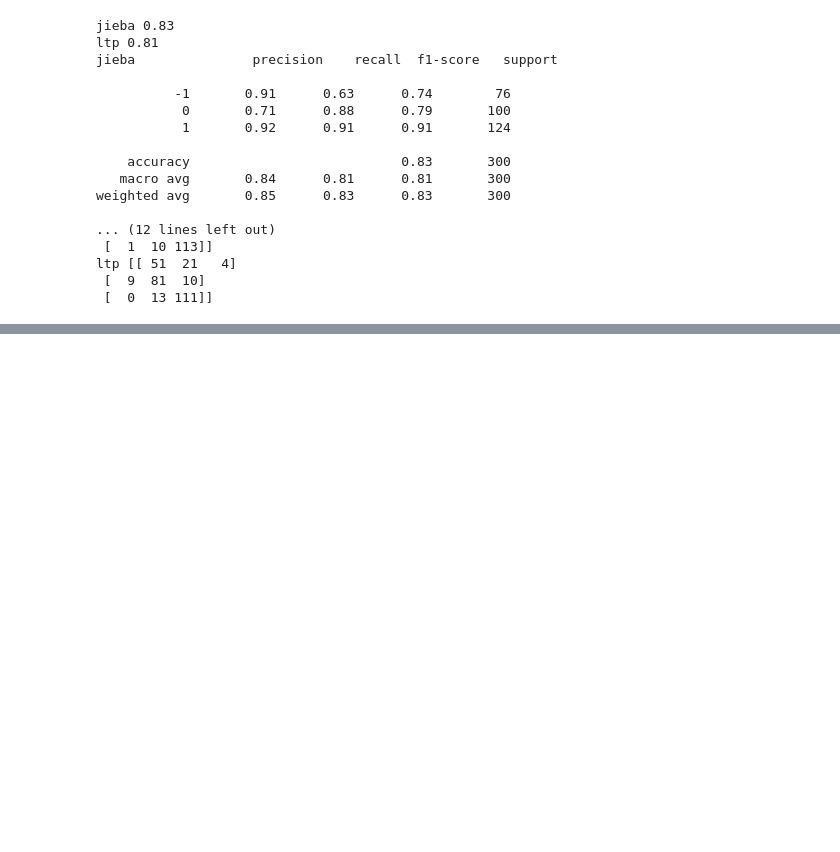
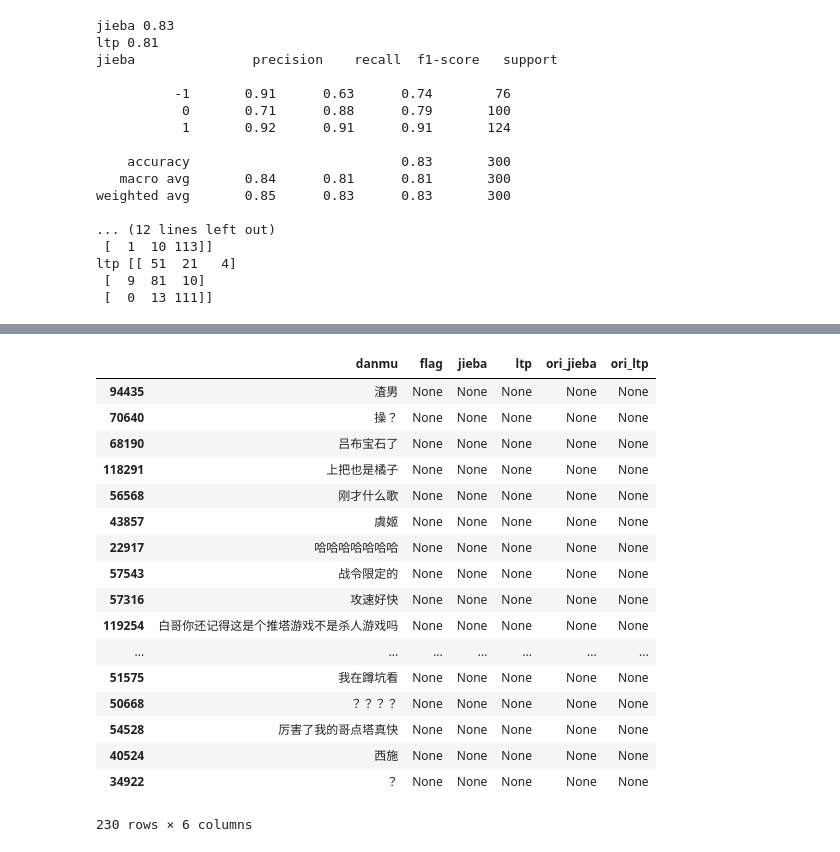
Before and after one commit to zhou-xingxing/graduate_work, a Jupyter notebook: notebook/准确率测试.ipynb, the cells around one changed output, grey strips where cells are left out. Cells and saved outputs as stored; diff of their text form; code cells hidden in the pictures; blank space fills up the shorter version.

```diff
--- a/notebook/准确率测试.ipynb
+++ b/notebook/准确率测试.ipynb
@@ -291,0 +324,10 @@ ltp [[ 51  21   4]
+# %%
+import pandas as pd
+data=pd.read_csv(r'../data/room911/room911danmu0209.csv',header=None)
+# display(data)
+sample=data.sample(n=230)
+# display(sample)
+sample.drop([0,1],axis=1,inplace=True)
+# display(sample)
+sample=sample.drop_duplicates()
+display(sample)
@@ -291,0 +353,5 @@ ltp [[ 51  21   4]
+# %%
+sample1=data.sample(n=50)
+sample1.drop([0,1],axis=1,inplace=True)
+sample1=sample1.drop_duplicates()
+display(sample1,len(sample1))
@@ -291,0 +377,30 @@ ltp [[ 51  21   4]
+# %%
+sample2=sample.append(sample1)
+# display(sample2)
+sample2.columns=['danmu']
+sample2['flag']=None
+sample2['jieba']=None
+sample2['ltp']=None
+sample2['ori_jieba']=None
+sample2['ori_ltp']=None
+display(sample2)
+sample2.to_csv(r'../data/ori_baidu_new_test200_result_verify.csv',index=None)
+# %% [output]
+|  | danmu | flag | jieba | ltp | ori_jieba | ori_ltp |
+| 94435 | 渣男 | None | None | None | None | None |
+| 70640 | 操？ | None | None | None | None | None |
+| 68190 | 吕布宝石了 | None | None | None | None | None |
+| 118291 | 上把也是橘子 | None | None | None | None | None |
+| 56568 | 刚才什么歌 | None | None | None | None | None |
+| 43857 | 虞姬 | None | None | None | None | None |
+| 22917 | 哈哈哈哈哈哈哈 | None | None | None | None | None |
+| 57543 | 战令限定的 | None | None | None | None | None |
+| 57316 | 攻速好快 | None | None | None | None | None |
+| 119254 | 白哥你还记得这是个推塔游戏不是杀人游戏吗 | None | None | None | None | None |
+| ... | ... | ... | ... | ... | ... | ... |
+| 51575 | 我在蹲坑看 | None | None | None | None | None |
+| 50668 | ？？？？ | None | None | None | None | None |
+| 54528 | 厉害了我的哥点塔真快 | None | None | None | None | None |
+| 40524 | 西施 | None | None | None | None | None |
+| 34922 | ？ | None | None | None | None | None |
+230 rows × 6 columns
```
Also changed, not shown: parts of 8 cells of this notebook, 15 other files.
